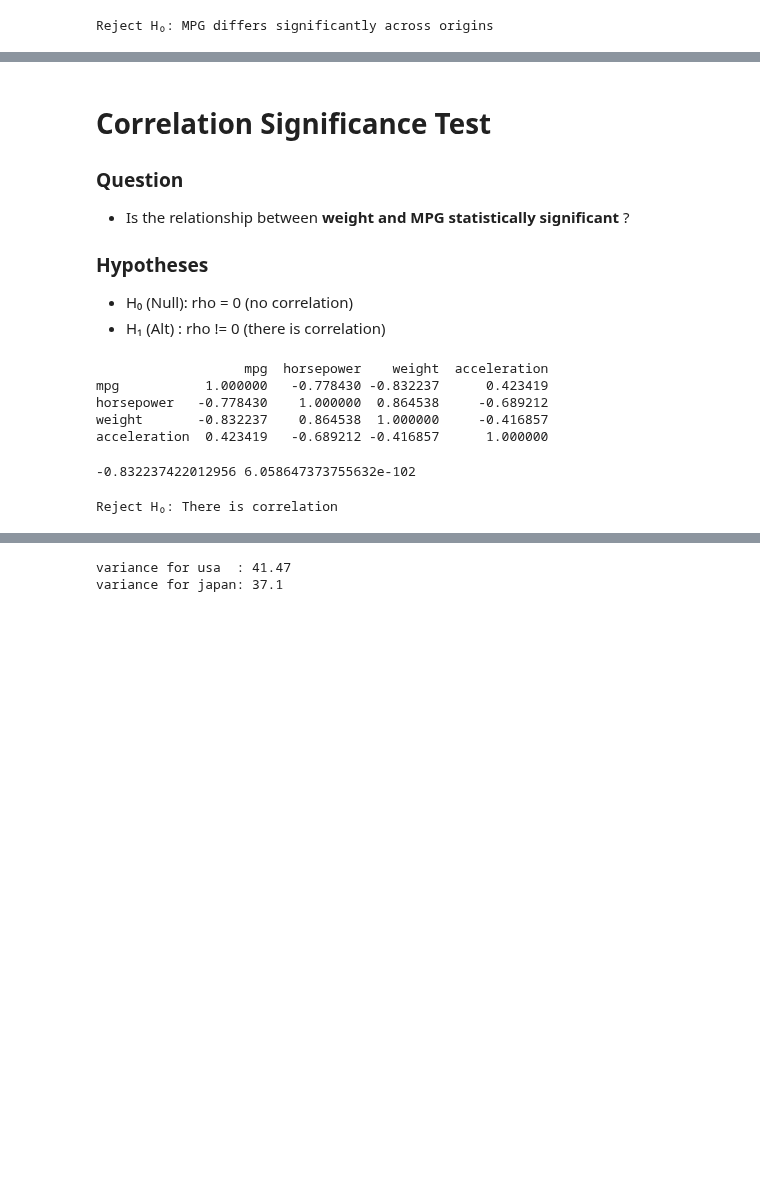
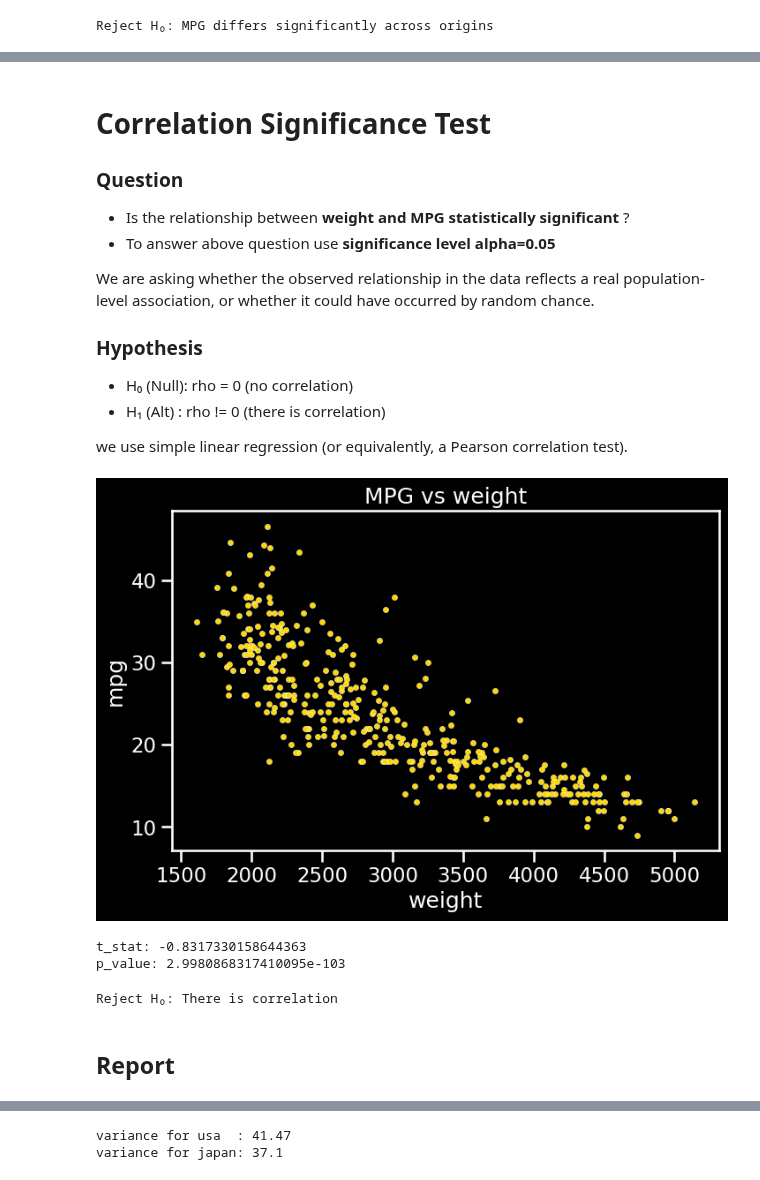
Before and after one commit to ash322ash422/tut_ml, a Jupyter notebook: 1-2_tut_misc_EDA/MPG_EDA/5_statistical_analysis.ipynb, the cells around one changed output, grey strips where cells are left out. Drawn from its saved outputs; the diff is of its cells as text; code cells hidden in the pictures; blank space fills up the shorter version.

```diff
--- a/1-2_tut_misc_EDA/MPG_EDA/5_statistical_analysis.ipynb
+++ b/1-2_tut_misc_EDA/MPG_EDA/5_statistical_analysis.ipynb
@@ -274,31 +410,51 @@ Reject H₀: MPG differs significantly across origins
 # Correlation Significance Test
 ### Question
 - Is the relationship between **weight and MPG statistically significant** ?
+- To answer above question use **significance level alpha=0.05**
 
-### Hypotheses
+We are asking whether the observed relationship in the data reflects a real population-level association, or whether it could have occurred by random chance.
+
+
+### Hypothesis
 - H₀ (Null): rho = 0 (no correlation)
 - H₁ (Alt) : rho != 0 (there is correlation)
+
+we use simple linear regression (or equivalently, a Pearson correlation test).
-# %%
-# step1: Find correlation coeff between weight and MPG. From Bivariate analysis,
-# we know that it is -0.832237
-
-columns = ['mpg', 'horsepower', 'weight', 'acceleration']
-corr_matrix = df[columns].corr()
-print(corr_matrix)
-# %% [output]
-                   mpg  horsepower    weight  acceleration
-mpg           1.000000   -0.778430 -0.832237      0.423419
-horsepower   -0.778430    1.000000  0.864538     -0.689212
-weight       -0.832237    0.864538  1.000000     -0.416857
-acceleration  0.423419   -0.689212 -0.416857      1.000000
+# %%
+# Step1: Lets use scatter plot
+
+plt.style.use("dark_background")
+# Optional: control Seaborn palette and font scale
+sns.set_palette(["gold"])
+sns.set_context("talk")
+plt.figure(figsize=(8,5))
+
+col = "weight"
+
+# sns.regplot(data=df, x='horsepower', y='mpg') # Regression line shows trend clearly.
+sns.scatterplot(data=df, x=col, y='mpg', s=20)
+plt.title(f'MPG vs {col}')
+plt.show()
+
+# Observ:
+# Downward trend → negative correlation
+# Higher weight → lower mpg
+# %% [output]
+[figure, added]
 # %%
-# step2: find p_value
+# step2: find correlation and p_value
 
 from scipy.stats import pearsonr
 
-stat_, p_value = pearsonr(df['weight'], df['mpg'])
-print(stat_, p_value)
+X = df['weight'] # independant variable
+y = df['mpg']   # dependant variable
+
+stat_, p_value = pearsonr(X, y)
+
+print("stat:", stat_)
+print("p_value:", p_value)
 # %% [output]
--0.832237422012956 6.058647373755632e-102
+t_stat: -0.8317330158644363
+p_value: 2.9980868317410095e-103
 # %%
 # step3: Decide
@@ -310,6 +467,8 @@ else:
     print("Fail to reject H₀: ")
 # %% [output]
 Reject H₀: There is correlation
+# %% [markdown]
+## Report
 # %% [markdown]
 # Variance Test
 
```
Also changed, not shown: parts of 33 cells of this notebook, 11 other files.
